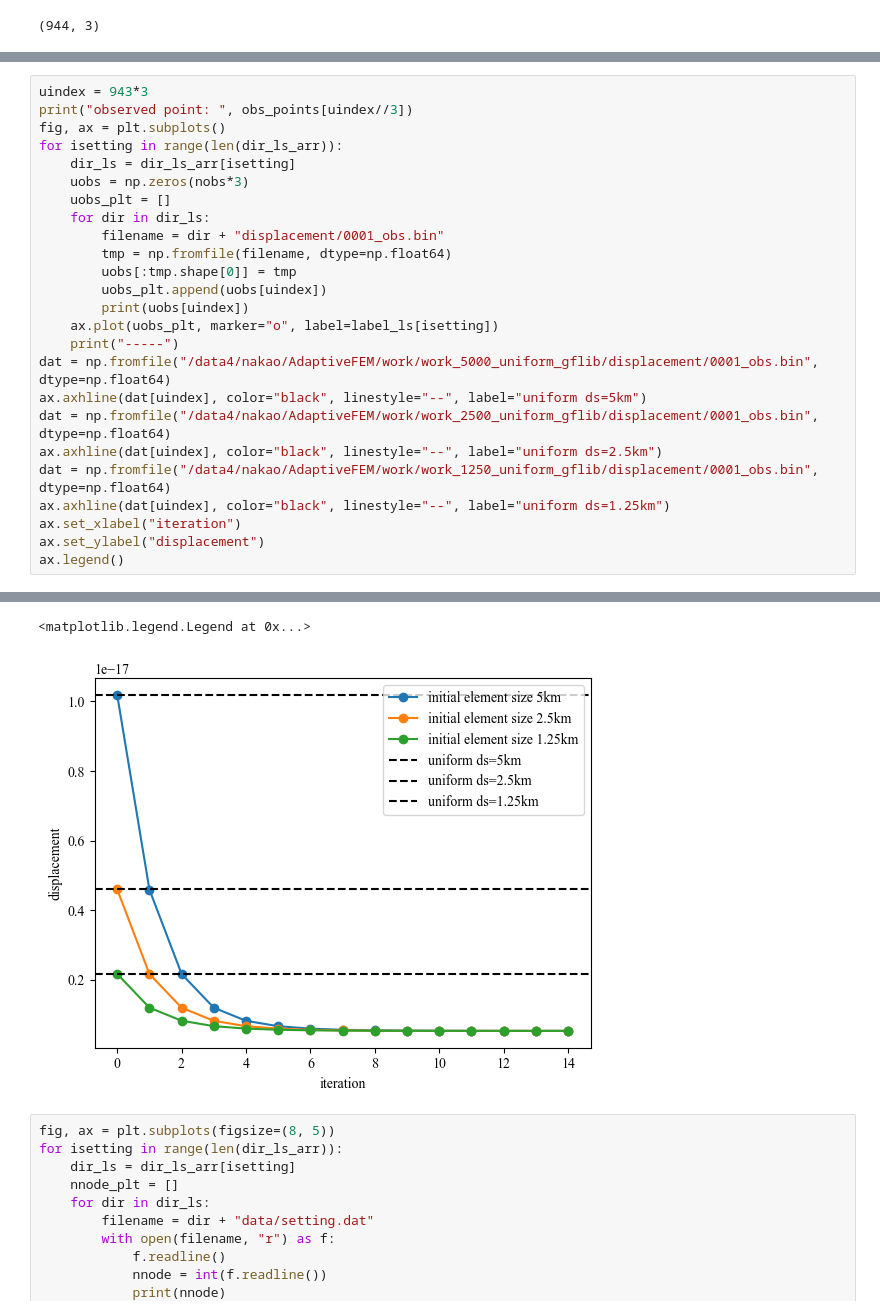
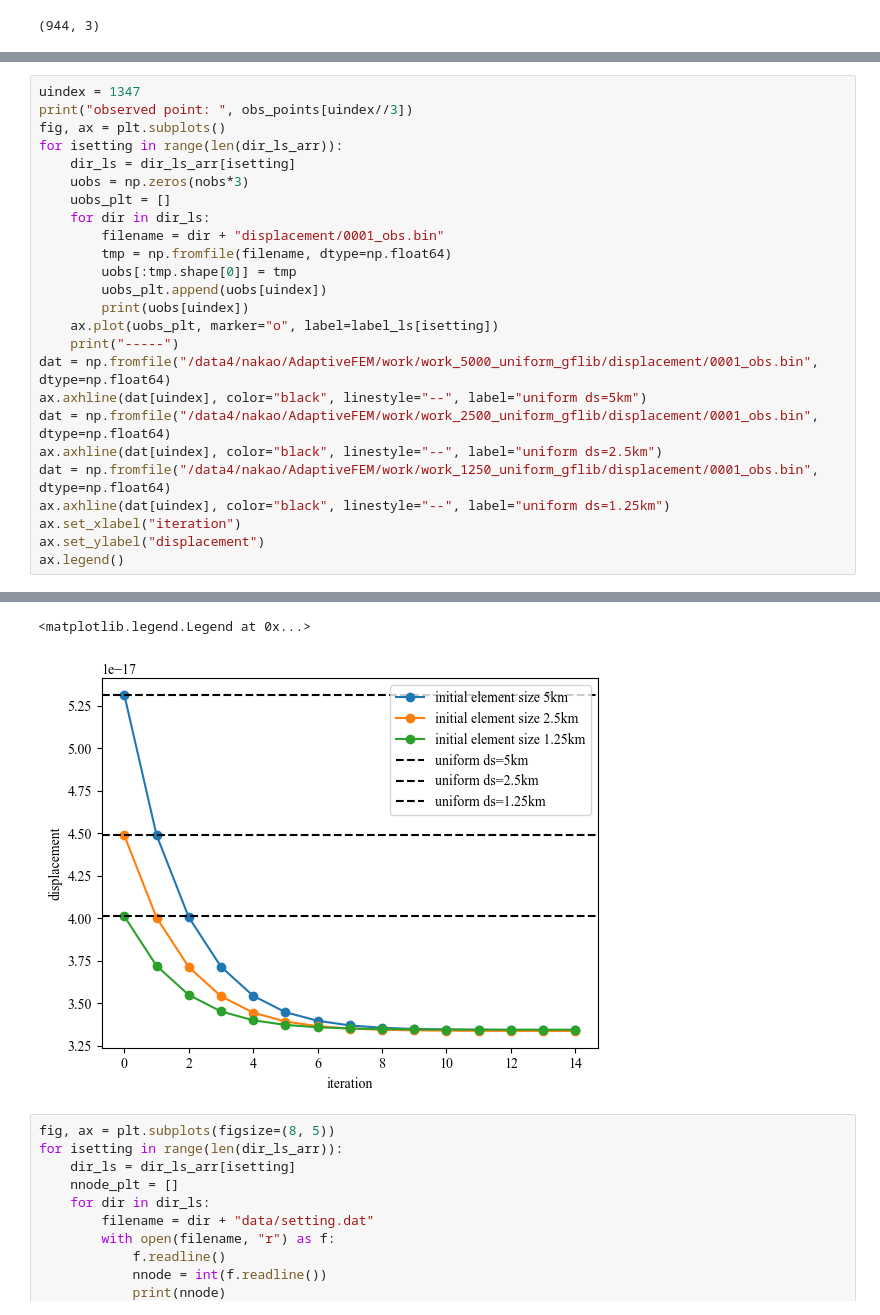
Before and after one commit to KaiNakao/AdaptiveFEM_parallel, a Jupyter notebook: work/check_convergence.ipynb, the cells around one changed output, grey strips where cells are left out. Saved outputs shown, nothing was run; the diff lists cells and outputs as text.

```diff
--- a/work/check_convergence.ipynb
+++ b/work/check_convergence.ipynb
@@ -153,5 +177,5 @@ obs_points.shape
 # %%
-uindex = 943*3
+uindex = 1347
 print("observed point: ", obs_points[uindex//3])
 fig, ax = plt.subplots()
 for isetting in range(len(dir_ls_arr)):
@@ -195,6 +219,6 @@ observed point:  [200000.  45000.  65000.]
 -----
 <matplotlib.legend.Legend at 0x...>
-[figure, old version]
+[figure, new version]
 # %%
 fig, ax = plt.subplots(figsize=(8, 5))
 for isetting in range(len(dir_ls_arr)):
```
Also changed, not shown: parts of 3 cells of this notebook.
